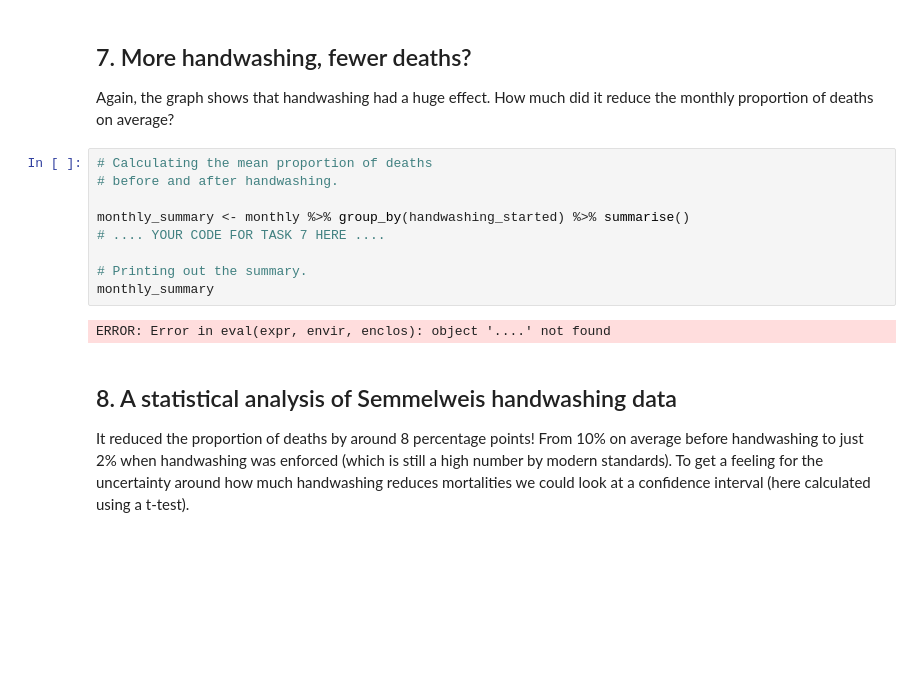
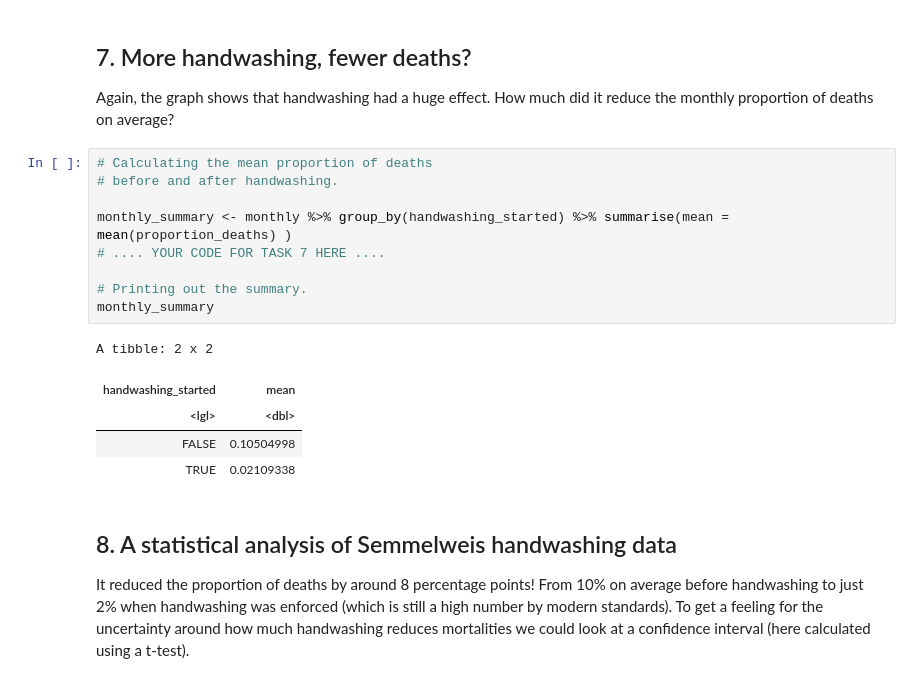
Before and after one commit to ShoukkiyaAshraf/Machine-Learning, a Jupyter notebook: Dr. Semmelweis and the Discovery of Handwashing/Dr. Semmelweis and the Discovery of Handwashing/notebook.ipynb, the cells around one changed output. Drawn from its saved outputs; the diff is of its cells as text; blank space fills up the shorter version.

```diff
--- a/Dr. Semmelweis and the Discovery of Handwashing/Dr. Semmelweis and the Discovery of Handwashing/notebook.ipynb
+++ b/Dr. Semmelweis and the Discovery of Handwashing/Dr. Semmelweis and the Discovery of Handwashing/notebook.ipynb
@@ -143,14 +143,18 @@ ggplot(monthly,aes(x=date,y=proportion_deaths , color = handwashing_started)) +
 # %%
 # Calculating the mean proportion of deaths
 # before and after handwashing.
 
-monthly_summary <- monthly %>% group_by(handwashing_started) %>% summarise()
+monthly_summary <- monthly %>% group_by(handwashing_started) %>% summarise(mean = mean(proportion_deaths) )
 # .... YOUR CODE FOR TASK 7 HERE ....
 
 # Printing out the summary.
 monthly_summary
 # %% [output]
-ERROR: Error in eval(expr, envir, enclos): object '....' not found
+A tibble: 2 x 2
+| handwashing_started | mean |
+| <lgl> | <dbl> |
+| FALSE | 0.10504998 |
+| TRUE | 0.02109338 |
 # %% [markdown]
 ## 8. A statistical analysis of Semmelweis handwashing data
 <p>It reduced the proportion of deaths by around 8 percentage points! From 10% on average before handwashing to just 2% when handwashing was enforced (which is still a high number by modern standards).
```
Also changed, not shown: parts of 2 cells of this notebook.
